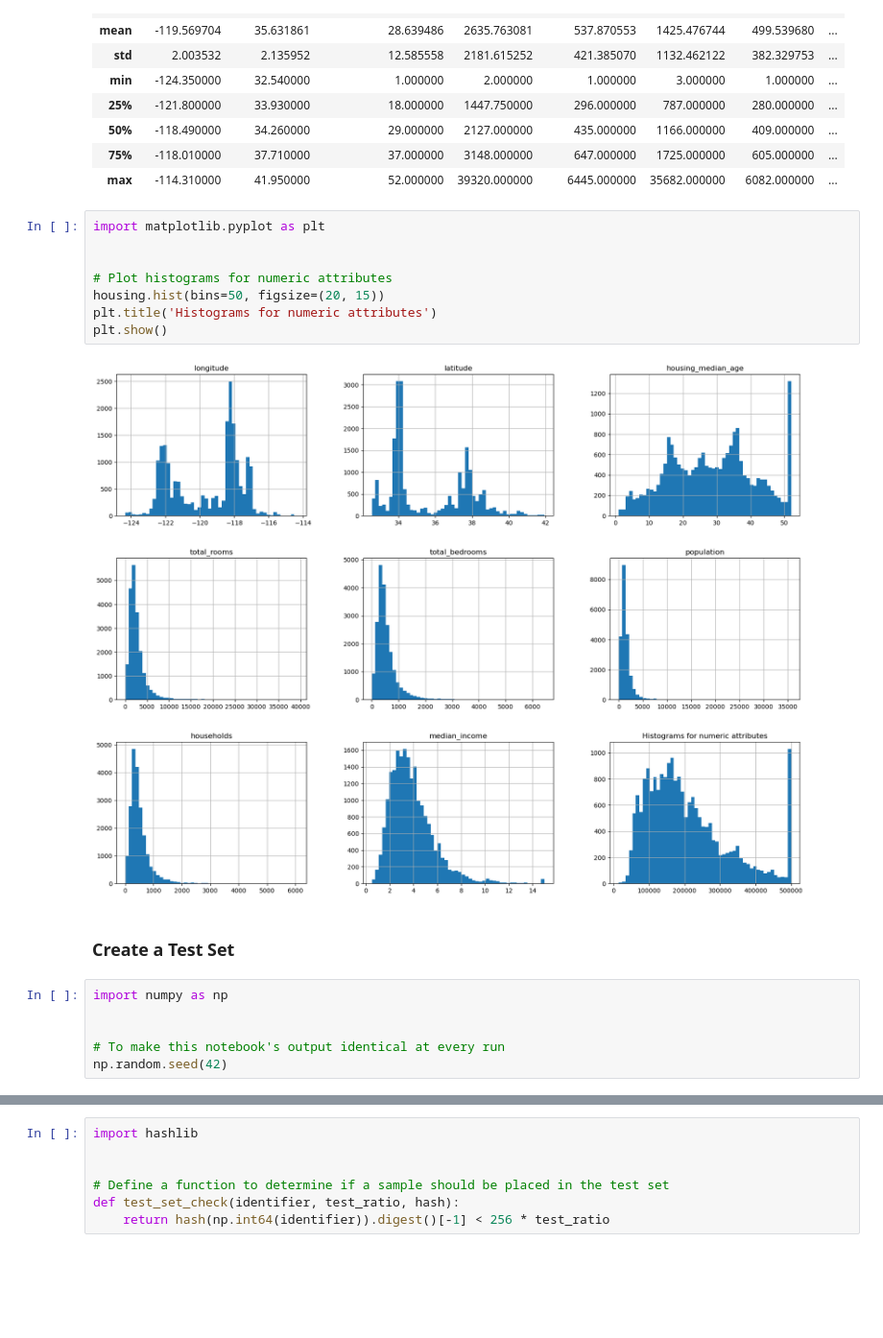
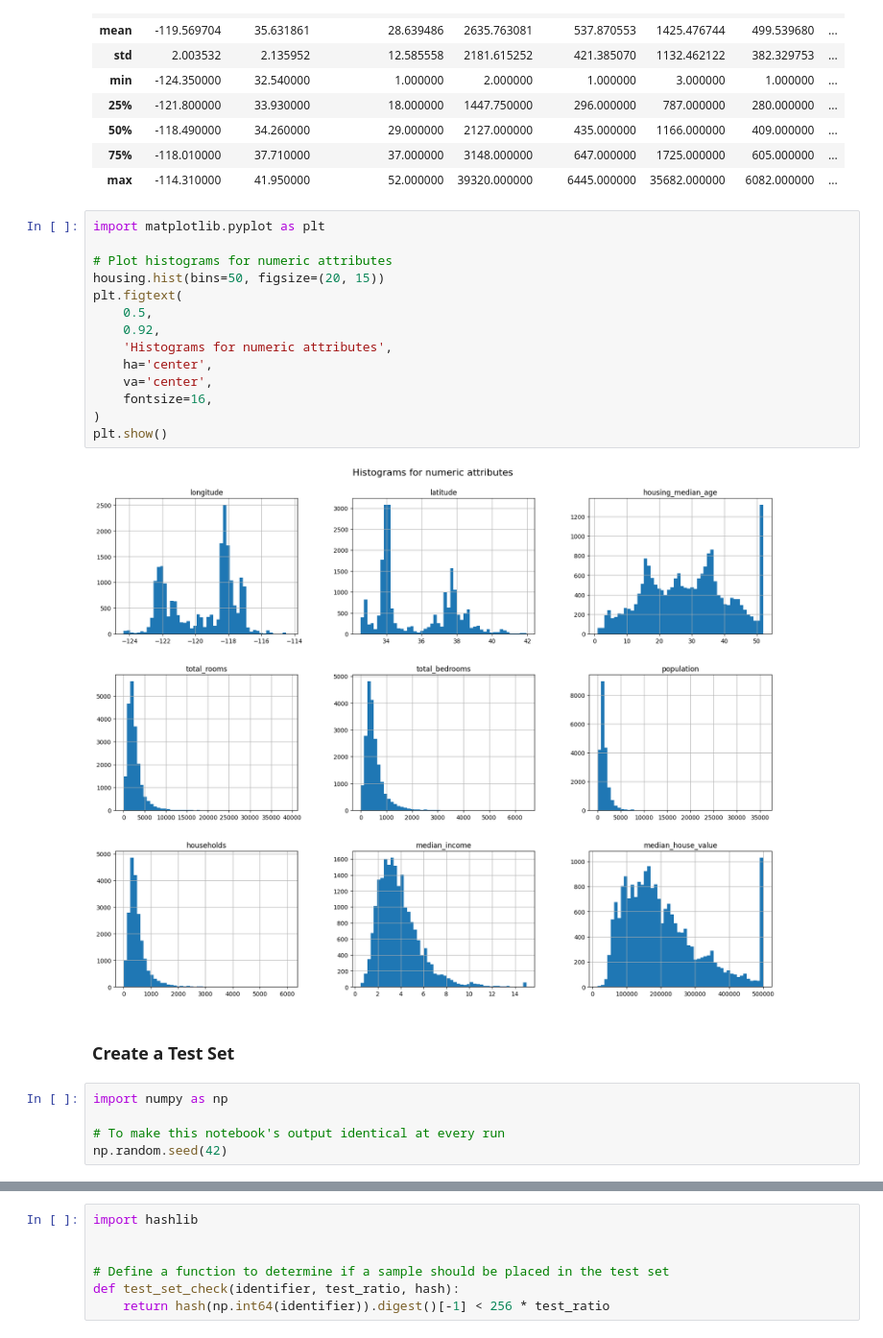
Before and after one commit to Ivan-Grigorev/Hands_On_ML, a Jupyter notebook: chapter_02.ipynb, the cells around one changed output, grey strips where cells are left out. Shown at 96% size. Cells and saved outputs as stored; diff of their text form; blank space fills up the shorter version.

```diff
--- a/chapter_02.ipynb
+++ b/chapter_02.ipynb
@@ -93,19 +93,24 @@ housing.describe()
 # %%
 import matplotlib.pyplot as plt
 
-
 # Plot histograms for numeric attributes
 housing.hist(bins=50, figsize=(20, 15))
-plt.title('Histograms for numeric attributes')
+plt.figtext(
+    0.5,
+    0.92,
+    'Histograms for numeric attributes',
+    ha='center',
+    va='center',
+    fontsize=16,
+)
 plt.show()
 # %% [output]
-[figure, old version]
+[figure, new version]
 # %% [markdown]
 <h3>Create a Test Set</h3>
 # %%
 import numpy as np
 
-
 # To make this notebook's output identical at every run
 np.random.seed(42)
 # %%
```
Also changed, not shown: parts of 58 cells of this notebook.
